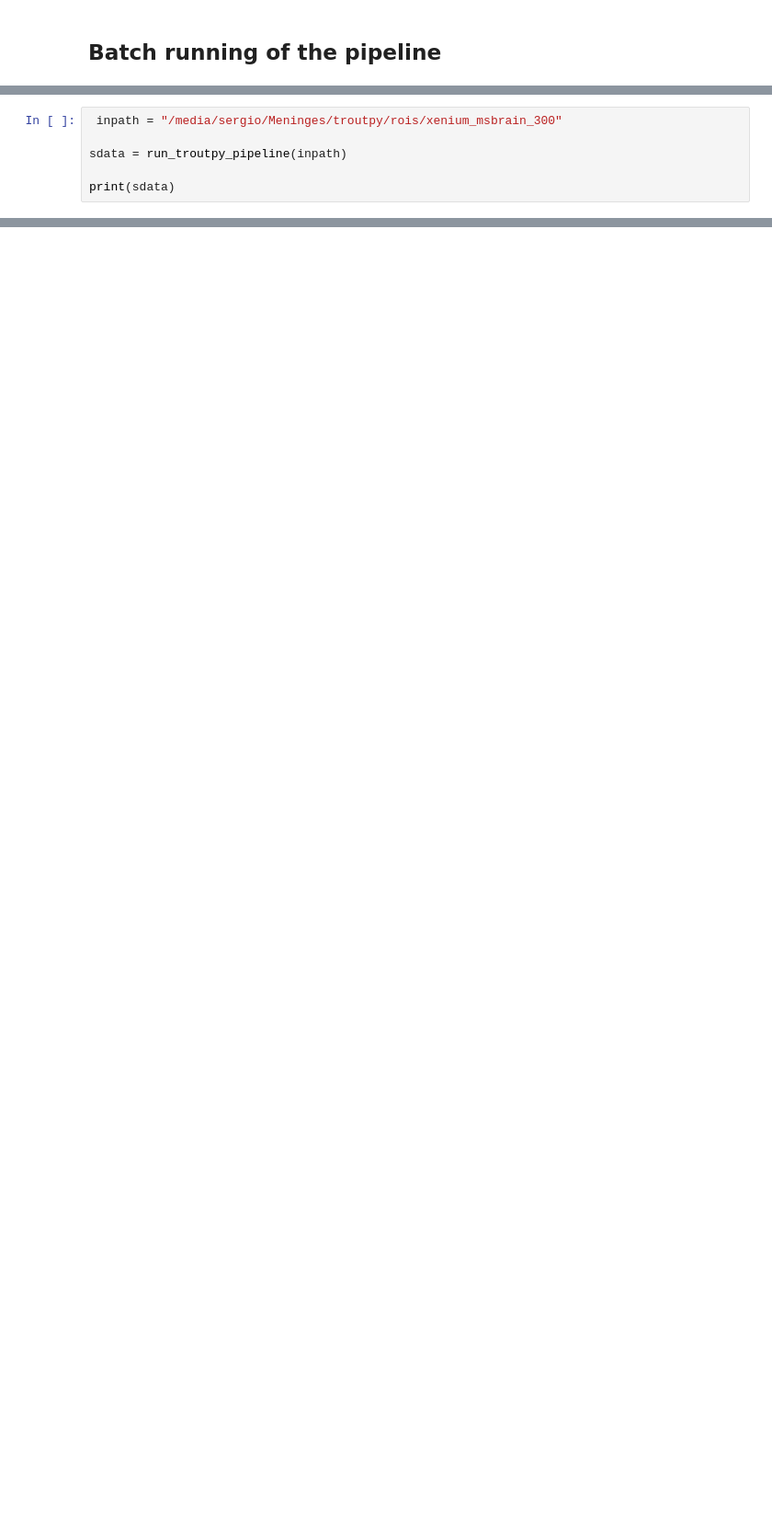
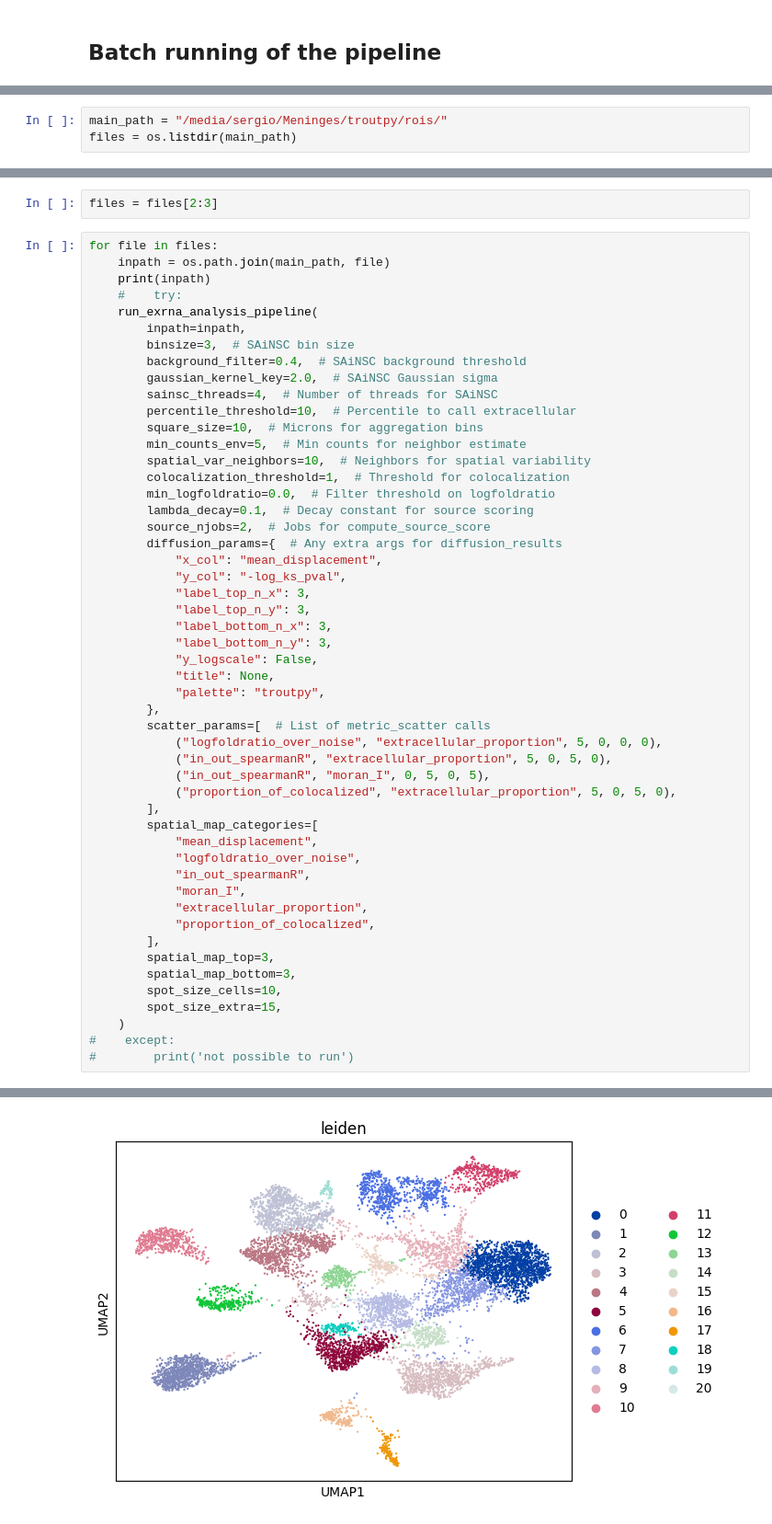
Before and after one commit to theislab/troutpy_reproducibility, a Jupyter notebook: notebooks/process_rois/processing_pipeline.ipynb, the cells around one changed output, grey strips where cells are left out. Shown at 92% size. Saved outputs shown, nothing was run; the diff lists cells and outputs as text; blank space fills up the shorter version.

Commit message:
main_processing_notebooks

```diff
--- a/notebooks/process_rois/processing_pipeline.ipynb
+++ b/notebooks/process_rois/processing_pipeline.ipynb
@@ -289,6 +22,0 @@ def run_troutpy_pipeline(
-# %%
- inpath = "/media/sergio/Meninges/troutpy/rois/xenium_msbrain_300"
-
-sdata = run_troutpy_pipeline(inpath)
-
-print(sdata)
@@ -294,0 +283,3 @@ print(sdata)
+# %%
+main_path = "/media/sergio/Meninges/troutpy/rois/"
+files = os.listdir(main_path)
@@ -294,0 +302,54 @@ print(sdata)
+# %%
+files = files[2:3]
+# %%
+for file in files:
+    inpath = os.path.join(main_path, file)
+    print(inpath)
+    #    try:
+    run_exrna_analysis_pipeline(
+        inpath=inpath,
+        binsize=3,  # SAiNSC bin size
+        background_filter=0.4,  # SAiNSC background threshold
+        gaussian_kernel_key=2.0,  # SAiNSC Gaussian sigma
+        sainsc_threads=4,  # Number of threads for SAiNSC
+        percentile_threshold=10,  # Percentile to call extracellular
+        square_size=10,  # Microns for aggregation bins
+        min_counts_env=5,  # Min counts for neighbor estimate
+        spatial_var_neighbors=10,  # Neighbors for spatial variability
+        colocalization_threshold=1,  # Threshold for colocalization
+        min_logfoldratio=0.0,  # Filter threshold on logfoldratio
+        lambda_decay=0.1,  # Decay constant for source scoring
+        source_njobs=2,  # Jobs for compute_source_score
+        diffusion_params={  # Any extra args for diffusion_results
+            "x_col": "mean_displacement",
+            "y_col": "-log_ks_pval",
+            "label_top_n_x": 3,
+            "label_top_n_y": 3,
+            "label_bottom_n_x": 3,
+            "label_bottom_n_y": 3,
+            "y_logscale": False,
+            "title": None,
+            "palette": "troutpy",
+        },
+        scatter_params=[  # List of metric_scatter calls
+            ("logfoldratio_over_noise", "extracellular_proportion", 5, 0, 0, 0),
+            ("in_out_spearmanR", "extracellular_proportion", 5, 0, 5, 0),
+            ("in_out_spearmanR", "moran_I", 0, 5, 0, 5),
+            ("proportion_of_colocalized", "extracellular_proportion", 5, 0, 5, 0),
+        ],
+        spatial_map_categories=[
+            "mean_displacement",
+            "logfoldratio_over_noise",
+            "in_out_spearmanR",
+            "moran_I",
+            "extracellular_proportion",
+            "proportion_of_colocalized",
+        ],
+        spatial_map_top=3,
+        spatial_map_bottom=3,
+        spot_size_cells=10,
+        spot_size_extra=15,
+    )
+#    except:
+#        print('not possible to run')
+# %% [output]
@@ -294,0 +371 @@ print(sdata)
+[figure, added]
```
Also changed, not shown: parts of 9 cells of this notebook, 33 other files.
